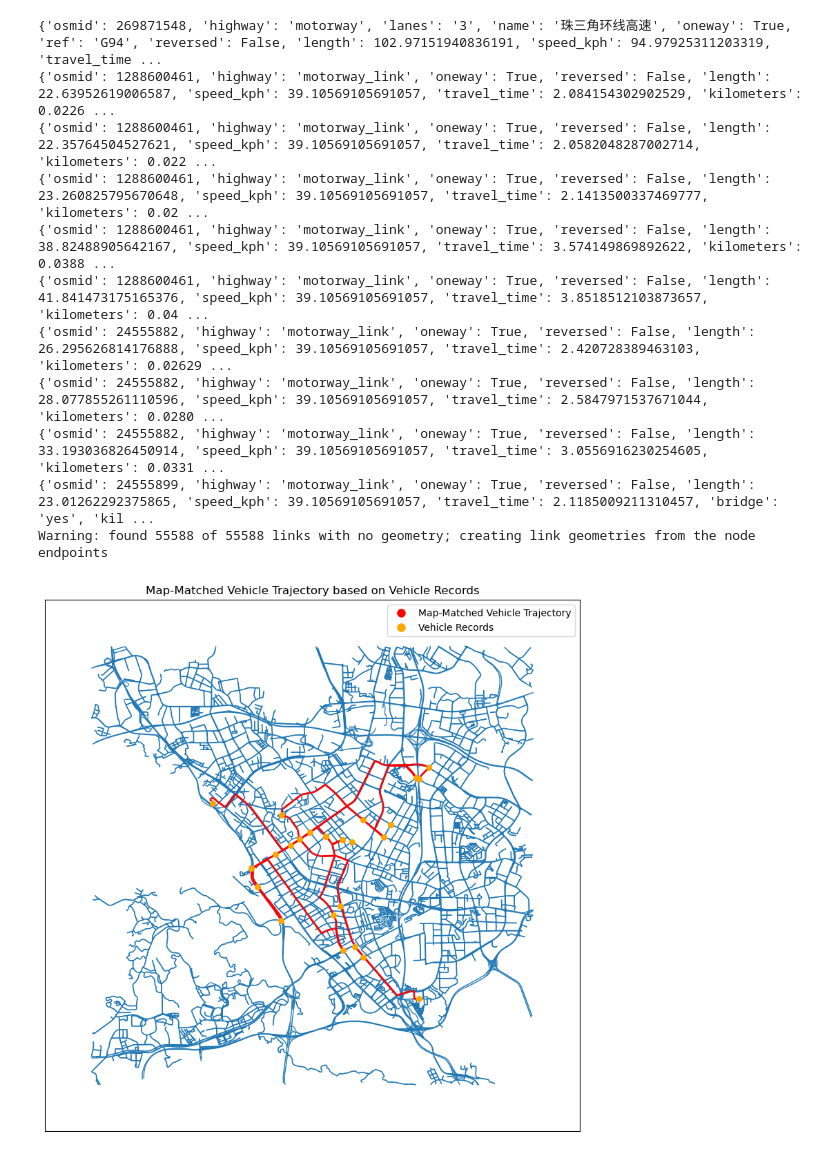
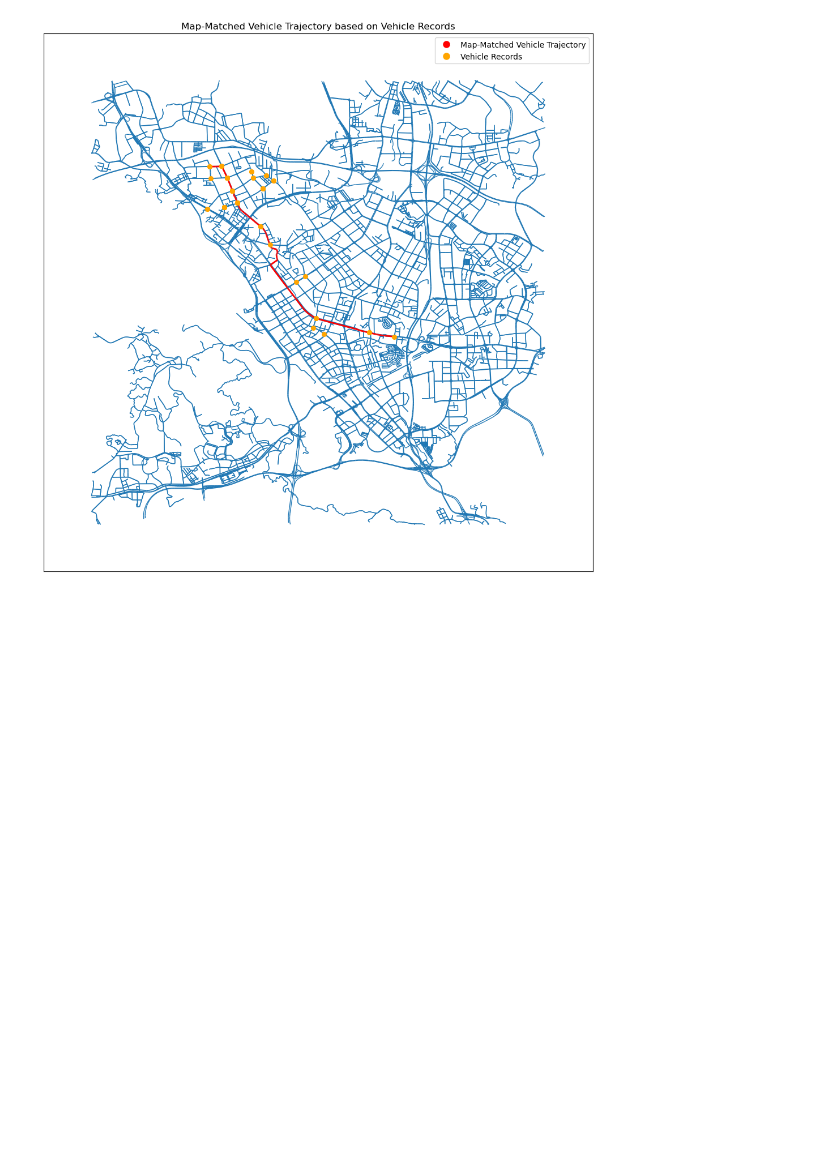
Before and after one commit to manuelck99/bachelors-thesis, a Jupyter notebook: bachelors_thesis/notebook/map_matching.ipynb, the cells around one changed output. Saved outputs shown, nothing was run; the diff lists cells and outputs as text; code cells hidden in the pictures; blank space fills up the shorter version.

```diff
--- a/bachelors_thesis/notebook/map_matching.ipynb
+++ b/bachelors_thesis/notebook/map_matching.ipynb
@@ -46,7 +46,10 @@ for vehicle_records in vehicle_records_traces_dict.values():
     for vehicle_record in vehicle_records:
         vehicle_record.pop()
 # %%
-vehicle_id = 32
+# Good map-matching: 32
+# Poor map-matching: 72
+# Disparity with ground-truth: 32
+vehicle_id = 72
 
 fig, ax = plt.subplots(1, 1, figsize=(10, 10))
 
@@ -67,7 +70,8 @@ vehicle_records = np.array(vehicle_records_traces_dict[vehicle_id])
 ax.scatter(vehicle_records[:, 0], vehicle_records[:, 1], s=30, c="orange")
 
 legend = [
-    plt.Line2D([0], [0], marker="o", color="w", markerfacecolor="red", markersize=10, label=f"Ground-Truth Vehicle Trajectory"),
+    plt.Line2D([0], [0], marker="o", color="w", markerfacecolor="red", markersize=10,
+               label=f"Ground-Truth Vehicle Trajectory"),
     plt.Line2D([0], [0], marker="o", color="w", markerfacecolor="orange", markersize=10,
                label=f"Annotated Vehicle Records"),
 ]
@@ -75,5 +79,7 @@ legend = [
 ax.set_title("Disparity between Annotated Vehicle Records and Ground-Truth Vehicle Trajectory")
 ax.legend(handles=legend)
 
+plt.tight_layout()
+plt.savefig(f"{data_path}/graphics/records-vs-gt-trajectory.pdf")
 plt.show()
 # %% [output]
@@ -91,43 +97,35 @@ fig, ax = plt.subplots(1, 1, figsize=(10, 10))
 nx.draw_networkx_edges(
     road_graph_og,
     pos,
     arrows=False,
     edge_color="#1f77b4",
     ax=ax
 )
 
 nx.draw_networkx_edges(
     road_graph_og,
     pos,
     edgelist=path_edges,
     edge_color="red",
     width=2,
     arrows=False,
     ax=ax
 )
 
 ax.scatter(vehicle_records[:, 0], vehicle_records[:, 1], s=30, c="orange")
 
 legend = [
-    plt.Line2D([0], [0], marker="o", color="w", markerfacecolor="red", markersize=10, label=f"Map-Matched Vehicle Trajectory"),
+    plt.Line2D([0], [0], marker="o", color="w", markerfacecolor="red", markersize=10,
+               label=f"Map-Matched Vehicle Trajectory"),
     plt.Line2D([0], [0], marker="o", color="w", markerfacecolor="orange", markersize=10,
                label=f"Vehicle Records"),
 ]
 
 ax.set_title("Map-Matched Vehicle Trajectory based on Vehicle Records")
 ax.legend(handles=legend)
 
+plt.tight_layout()
+plt.savefig(f"{data_path}/graphics/records-vs-mm-trajectory.pdf")
 plt.show()
 # %% [output]
-{'osmid': 269871548, 'highway': 'motorway', 'lanes': '3', 'name': '珠三角环线高速', 'oneway': True, 'ref': 'G94', 'reversed': False, 'length': 102.97151940836191, 'speed_kph': 94.97925311203319, 'travel_time ...
-{'osmid': 1288600461, 'highway': 'motorway_link', 'oneway': True, 'reversed': False, 'length': 22.63952619006587, 'speed_kph': 39.10569105691057, 'travel_time': 2.084154302902529, 'kilometers': 0.0226 ...
-{'osmid': 1288600461, 'highway': 'motorway_link', 'oneway': True, 'reversed': False, 'length': 22.35764504527621, 'speed_kph': 39.10569105691057, 'travel_time': 2.0582048287002714, 'kilometers': 0.022 ...
-{'osmid': 1288600461, 'highway': 'motorway_link', 'oneway': True, 'reversed': False, 'length': 23.260825795670648, 'speed_kph': 39.10569105691057, 'travel_time': 2.1413500337469777, 'kilometers': 0.02 ...
-{'osmid': 1288600461, 'highway': 'motorway_link', 'oneway': True, 'reversed': False, 'length': 38.82488905642167, 'speed_kph': 39.10569105691057, 'travel_time': 3.574149869892622, 'kilometers': 0.0388 ...
-{'osmid': 1288600461, 'highway': 'motorway_link', 'oneway': True, 'reversed': False, 'length': 41.841473175165376, 'speed_kph': 39.10569105691057, 'travel_time': 3.8518512103873657, 'kilometers': 0.04 ...
-{'osmid': 24555882, 'highway': 'motorway_link', 'oneway': True, 'reversed': False, 'length': 26.295626814176888, 'speed_kph': 39.10569105691057, 'travel_time': 2.420728389463103, 'kilometers': 0.02629 ...
-{'osmid': 24555882, 'highway': 'motorway_link', 'oneway': True, 'reversed': False, 'length': 28.077855261110596, 'speed_kph': 39.10569105691057, 'travel_time': 2.5847971537671044, 'kilometers': 0.0280 ...
-{'osmid': 24555882, 'highway': 'motorway_link', 'oneway': True, 'reversed': False, 'length': 33.193036826450914, 'speed_kph': 39.10569105691057, 'travel_time': 3.0556916230254605, 'kilometers': 0.0331 ...
-{'osmid': 24555899, 'highway': 'motorway_link', 'oneway': True, 'reversed': False, 'length': 23.01262292375865, 'speed_kph': 39.10569105691057, 'travel_time': 2.1185009211310457, 'bridge': 'yes', 'kil ...
-Warning: found 55588 of 55588 links with no geometry; creating link geometries from the node endpoints
-[figure, old version]
+[figure, new version]
```
Also changed, not shown: parts of 1 cell of this notebook, 13 other files.
